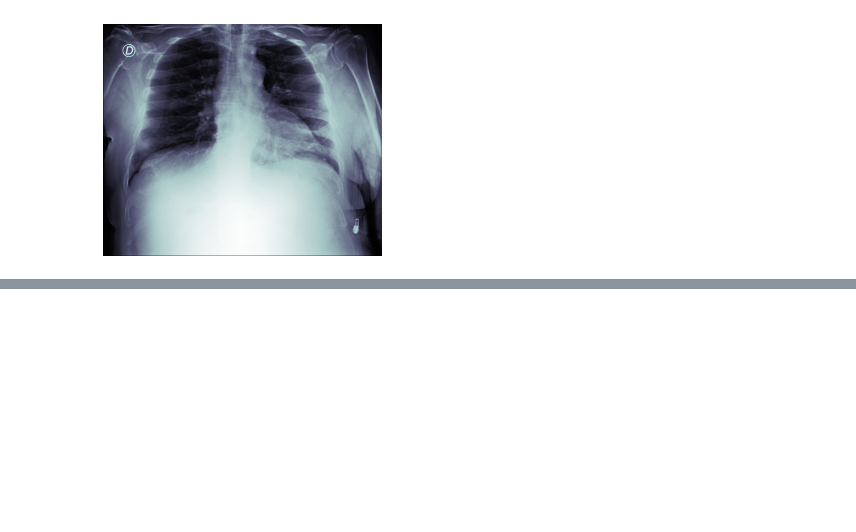
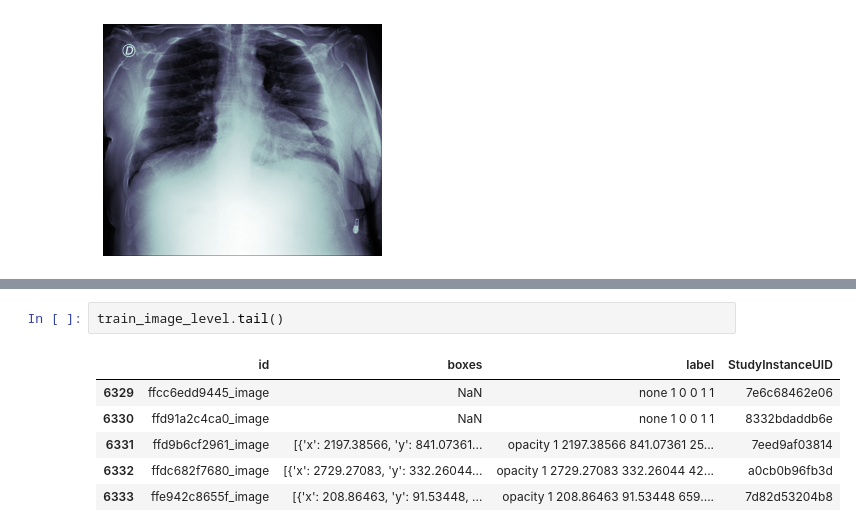
Before and after one commit to rajatpaliwal/SIIM-FISABIO-RSNA-COVID-19-Detection, a Jupyter notebook: Covid_19_detection_EDA.ipynb, the cells around one changed output, grey strips where cells are left out. Cells and saved outputs as stored; diff of their text form; blank space fills up the shorter version.

```diff
--- a/Covid_19_detection_EDA.ipynb
+++ b/Covid_19_detection_EDA.ipynb
@@ -76,0 +192,9 @@ train_sample.show()
+# %%
+train_image_level.tail()
+# %% [output]
+|  | id | boxes | label | StudyInstanceUID |
+| 6329 | ffcc6edd9445_image | NaN | none 1 0 0 1 1 | 7e6c68462e06 |
+| 6330 | ffd91a2c4ca0_image | NaN | none 1 0 0 1 1 | 8332bdaddb6e |
+| 6331 | ffd9b6cf2961_image | [{'x': 2197.38566, 'y': 841.07361... | opacity 1 2197.38566 841.07361 25... | 7eed9af03814 |
+| 6332 | ffdc682f7680_image | [{'x': 2729.27083, 'y': 332.26044... | opacity 1 2729.27083 332.26044 42... | a0cb0b96fb3d |
+| 6333 | ffe942c8655f_image | [{'x': 208.86463, 'y': 91.53448, ... | opacity 1 208.86463 91.53448 659.... | 7d82d53204b8 |
```
Also changed, not shown: parts of 28 cells of this notebook.
